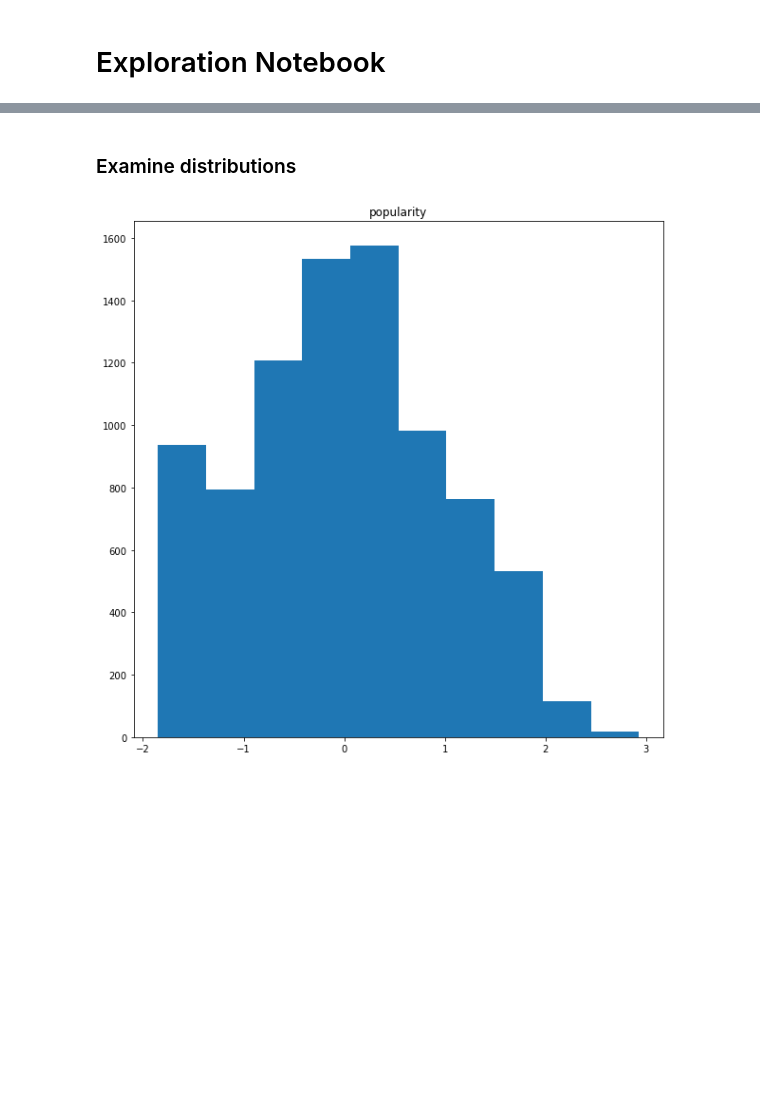
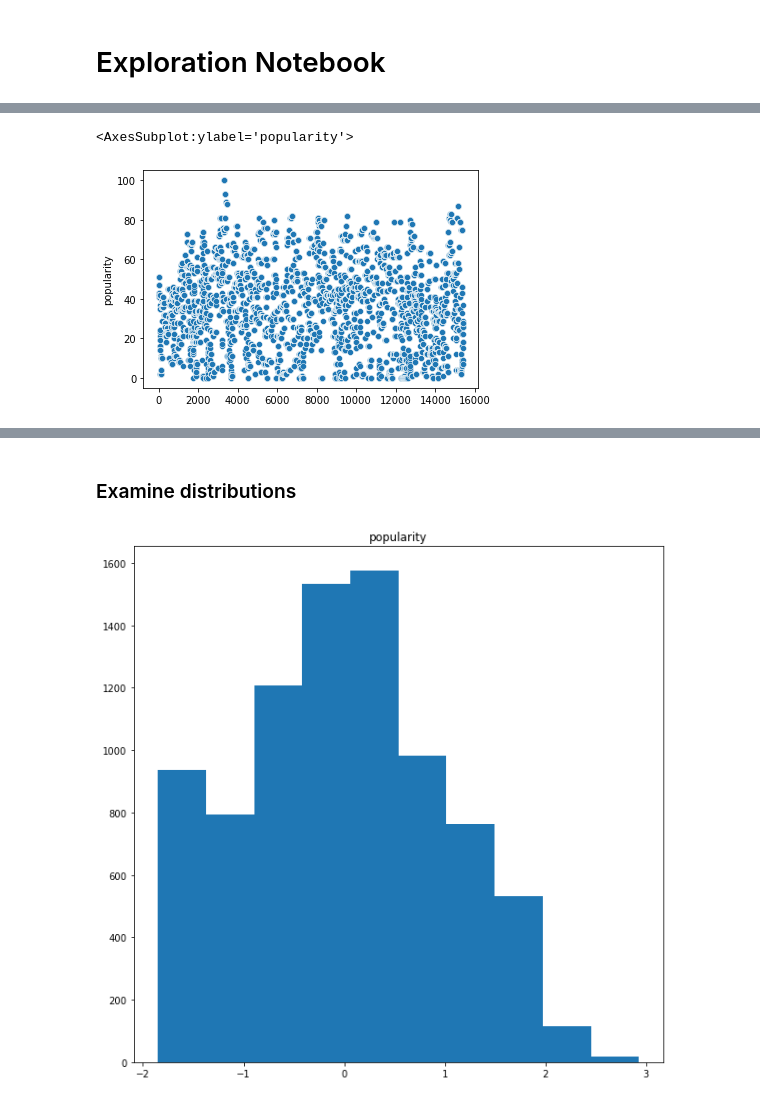
Before and after one commit to wheelerjoshua/spotify_classification_project, a Jupyter notebook: explore_notebook.ipynb, the cells around one changed output, grey strips where cells are left out. Drawn from its saved outputs; the diff is of its cells as text; code cells hidden in the pictures; blank space fills up the shorter version.

```diff
--- a/explore_notebook.ipynb
+++ b/explore_notebook.ipynb
@@ -17,5 +19,3 @@ warnings.filterwarnings("ignore")
 df = wrangle.get_spotify_top_artists_discography_data()
 train, validate, test = wrangle.split_data(df)
 scaler, train_scaled, validate_scaled, test_scaled = wrangle.standard_scaler(train, validate, test)
-# %%
-df = pd.read_csv('spotify_top_artist_discography_data.csv')
@@ -21,0 +31,5 @@ df = pd.read_csv('spotify_top_artist_discography_data.csv')
+# %%
+sns.scatterplot(y = 'popularity', x = df.index, data = df)
+# %% [output]
+<AxesSubplot:ylabel='popularity'>
+[figure, added]
```
Also changed, not shown: parts of 10 cells of this notebook, 2 other files.
